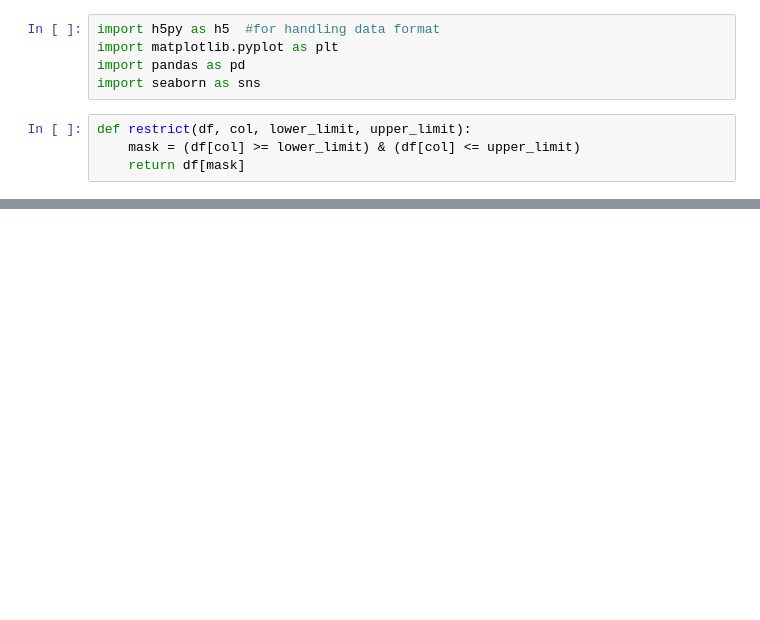
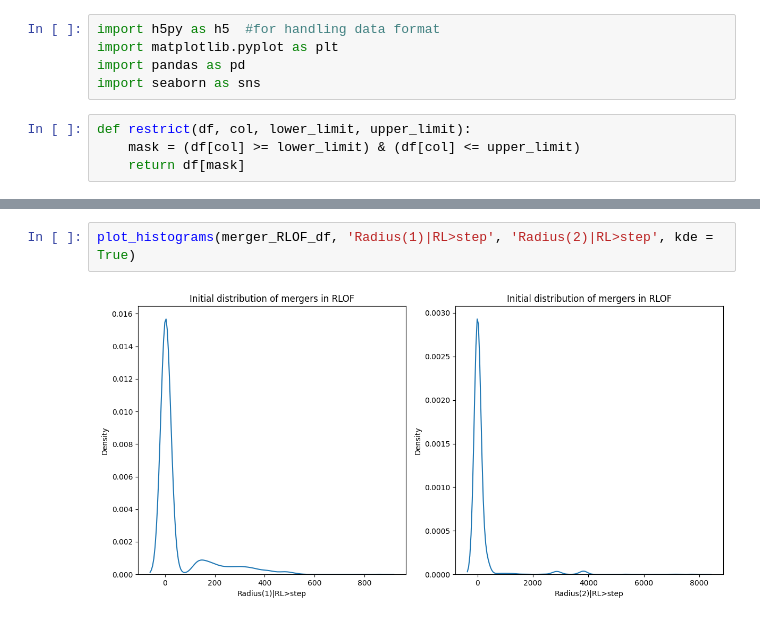
Before and after one commit to mkim0029/COMPAS, a Jupyter notebook: src/Mass_transfer/read.ipynb, the cells around one changed output, grey strips where cells are left out. Saved outputs shown, nothing was run; the diff lists cells and outputs as text; blank space fills up the shorter version.

```diff
--- a/src/Mass_transfer/read.ipynb
+++ b/src/Mass_transfer/read.ipynb
@@ -222,0 +109,4 @@ See the caveats in the documentation: https://pandas.pydata.org/pandas-docs/stab
+# %%
+plot_histograms(merger_RLOF_df, 'Radius(1)|RL>step', 'Radius(2)|RL>step', kde = True)
+# %% [output]
+[figure, added]
```
Also changed, not shown: parts of 24 cells of this notebook.
